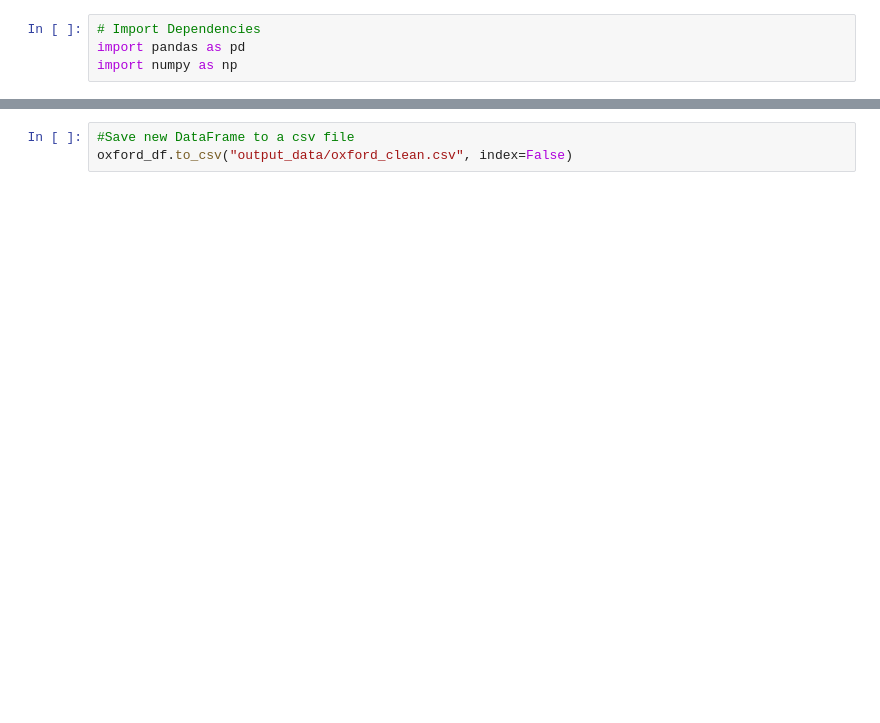
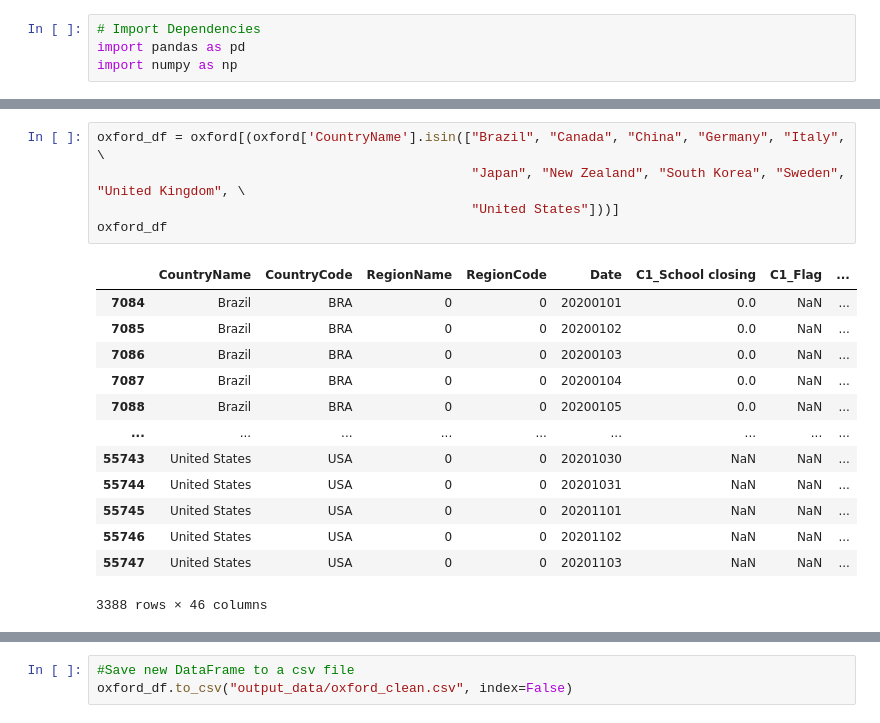
Before and after one commit to rejane-b/Project_1, a Jupyter notebook: Oxford_Clean_Data.ipynb, the cells around one changed output, grey strips where cells are left out. Cells and saved outputs as stored; diff of their text form; blank space fills up the shorter version.

```diff
--- a/Oxford_Clean_Data.ipynb
+++ b/Oxford_Clean_Data.ipynb
@@ -41 +44,20 @@ oxford_data
+# %%
+oxford_df = oxford[(oxford['CountryName'].isin(["Brazil", "Canada", "China", "Germany", "Italy", \
+                                                "Japan", "New Zealand", "South Korea", "Sweden", "United Kingdom", \
+                                                "United States"]))]
+oxford_df
+# %% [output]
+|  | CountryName | CountryCode | RegionName | RegionCode | Date | C1_School closing | C1_Flag | ... |
+| 7084 | Brazil | BRA | 0 | 0 | 20200101 | 0.0 | NaN | ... |
+| 7085 | Brazil | BRA | 0 | 0 | 20200102 | 0.0 | NaN | ... |
+| 7086 | Brazil | BRA | 0 | 0 | 20200103 | 0.0 | NaN | ... |
+| 7087 | Brazil | BRA | 0 | 0 | 20200104 | 0.0 | NaN | ... |
+| 7088 | Brazil | BRA | 0 | 0 | 20200105 | 0.0 | NaN | ... |
+| ... | ... | ... | ... | ... | ... | ... | ... | ... |
+| 55743 | United States | USA | 0 | 0 | 20201030 | NaN | NaN | ... |
+| 55744 | United States | USA | 0 | 0 | 20201031 | NaN | NaN | ... |
+| 55745 | United States | USA | 0 | 0 | 20201101 | NaN | NaN | ... |
+| 55746 | United States | USA | 0 | 0 | 20201102 | NaN | NaN | ... |
+| 55747 | United States | USA | 0 | 0 | 20201103 | NaN | NaN | ... |
+3388 rows × 46 columns
 # %%
```
Also changed, not shown: parts of 5 cells of this notebook.
